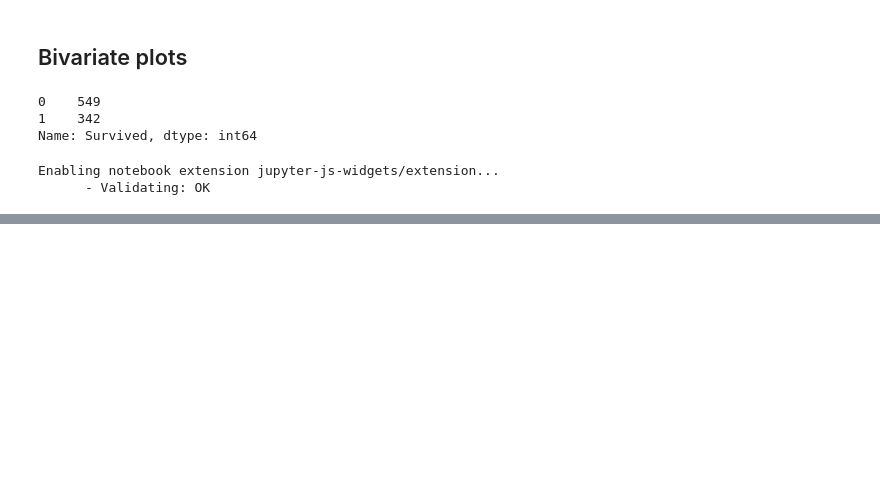
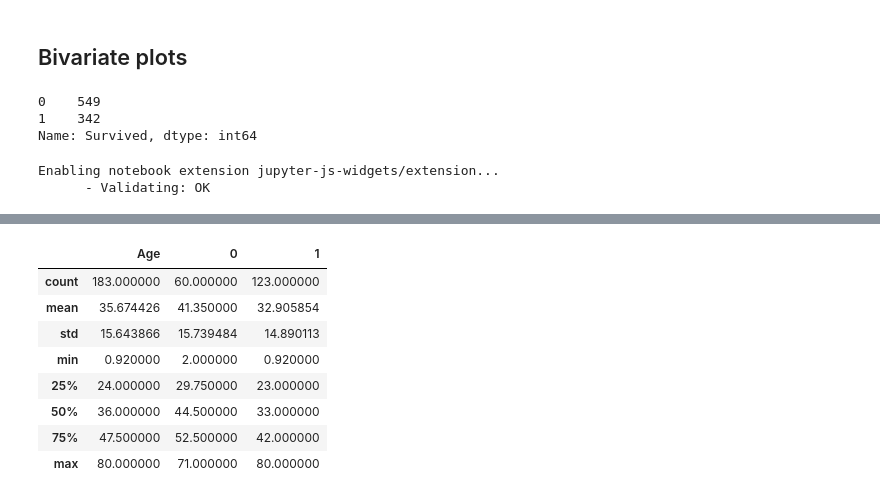
Before and after one commit to edoardovivo/MLAutoEDA, a Jupyter notebook: AutoEDA.ipynb, the cells around one changed output, grey strips where cells are left out. Cells and saved outputs as stored; diff of their text form; code cells hidden in the pictures; blank space fills up the shorter version.

```diff
--- a/AutoEDA.ipynb
+++ b/AutoEDA.ipynb
@@ -180,0 +199,4 @@ eda.two_numerical_vs_numerical(dataframe, column_num1, column_num2, column_num3,
+# %%
+test = dataframe[["Age", "Survived"]]
+t1 = test["Age"].describe()
+t2 = test.groupby("Survived")["Age"].describe().transpose()
@@ -180,0 +215,12 @@ eda.two_numerical_vs_numerical(dataframe, column_num1, column_num2, column_num3,
+# %%
+pd.concat([t1, t2], axis=1)
+# %% [output]
+|  | Age | 0 | 1 |
+| count | 183.000000 | 60.000000 | 123.000000 |
+| mean | 35.674426 | 41.350000 | 32.905854 |
+| std | 15.643866 | 15.739484 | 14.890113 |
+| min | 0.920000 | 2.000000 | 0.920000 |
+| 25% | 24.000000 | 29.750000 | 23.000000 |
+| 50% | 36.000000 | 44.500000 | 33.000000 |
+| 75% | 47.500000 | 52.500000 | 42.000000 |
+| max | 80.000000 | 71.000000 | 80.000000 |
```
Also changed, not shown: parts of 14 cells of this notebook, 2 other files.
